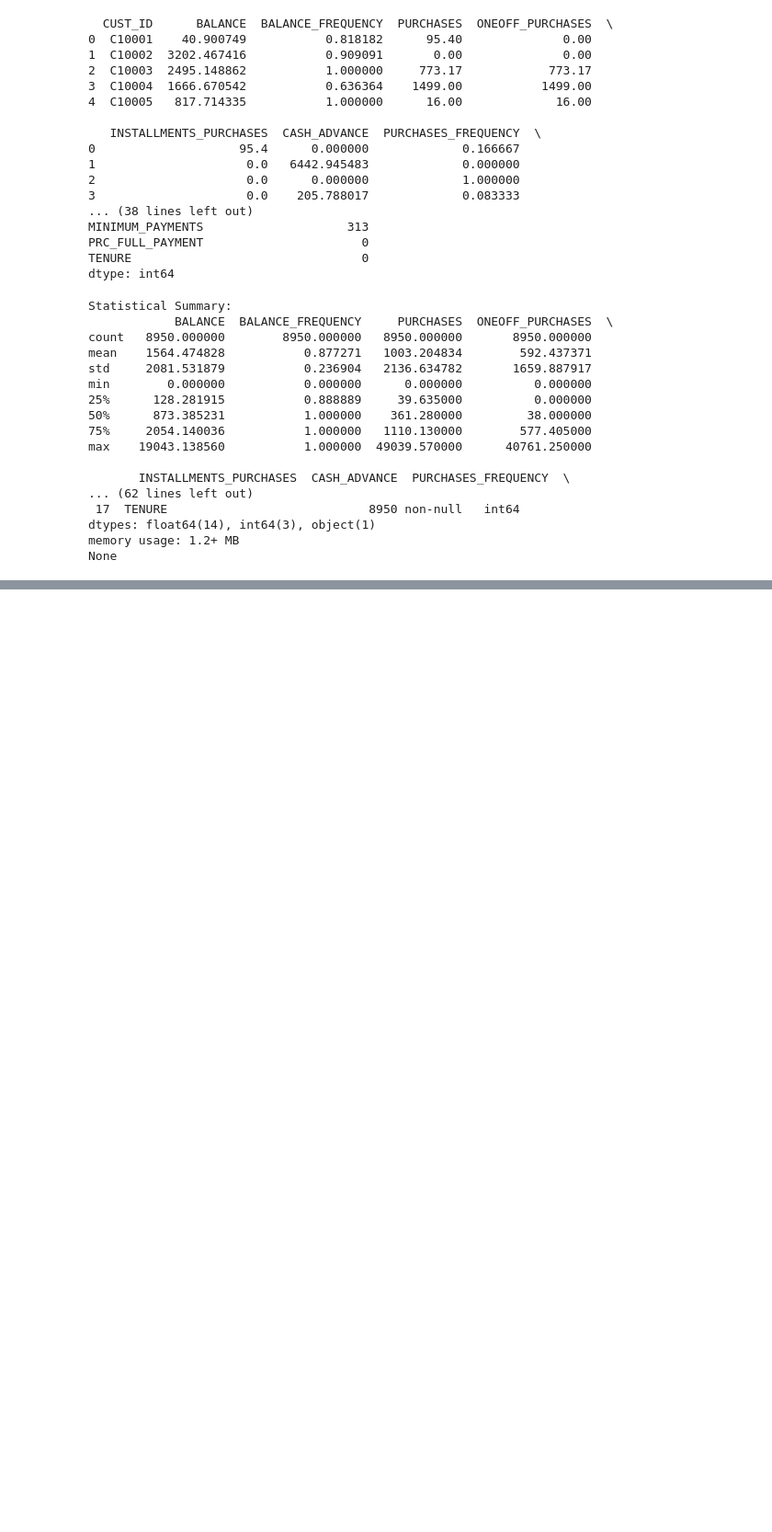
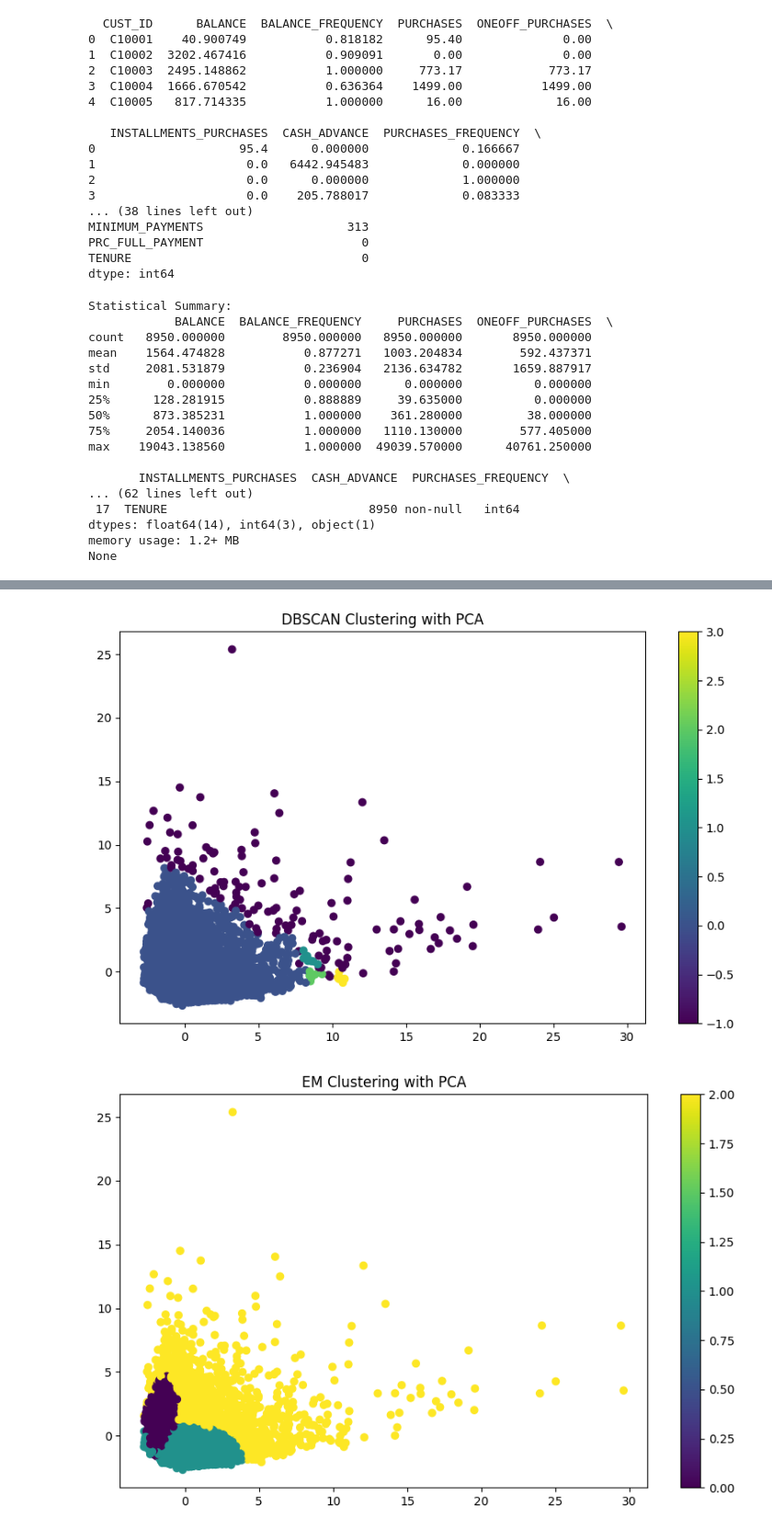
Before and after one commit to zachary013/ml-labs, a Jupyter notebook: atelier3/notebooks/atelier3_ml.ipynb, the cells around one changed output, grey strips where cells are left out. Shown at 92% size. Saved outputs shown, nothing was run; the diff lists cells and outputs as text; code cells hidden in the pictures; blank space fills up the shorter version.

```diff
--- a/atelier3/notebooks/atelier3_ml.ipynb
+++ b/atelier3/notebooks/atelier3_ml.ipynb
@@ -68,0 +176,31 @@ plt.show()
+# %%
+# Import required libraries
+from sklearn.cluster import DBSCAN
+from sklearn.mixture import GaussianMixture
+from sklearn.cluster import AgglomerativeClustering
+import skfuzzy as fuzz
+
+# DBSCAN
+dbscan = DBSCAN(eps=0.5, min_samples=5)
+dbscan_clusters_pca = dbscan.fit_predict(pca_result)
+plot_clusters(pca_result, dbscan_clusters_pca, 'DBSCAN Clustering with PCA')
+
+# EM (Gaussian Mixture)
+em = GaussianMixture(n_components=3, random_state=42)
+em_clusters_pca = em.fit_predict(pca_result)
+plot_clusters(pca_result, em_clusters_pca, 'EM Clustering with PCA')
+
+# Hierarchical Clustering
+hierarchical = AgglomerativeClustering(n_clusters=3)
+hierarchical_clusters_pca = hierarchical.fit_predict(pca_result)
+plot_clusters(pca_result, hierarchical_clusters_pca, 'Hierarchical Clustering with PCA')
+
+# Fuzzy C-means
+# Convert data to format required by skfuzzy
+pca_data_transposed = pca_result.T
+cntr, u, u0, d, jm, p, fpc = fuzz.cluster.cmeans(pca_data_transposed, c=3, m=2, error=0.005, maxiter=1000, init=None)
+fcm_clusters = np.argmax(u, axis=0)
+plot_clusters(pca_result, fcm_clusters, 'Fuzzy C-means Clustering with PCA')
+# %% [output]
+[figure, added]
+[figure, added]
```
Also changed, not shown: parts of 7 cells of this notebook, 1 other file.
